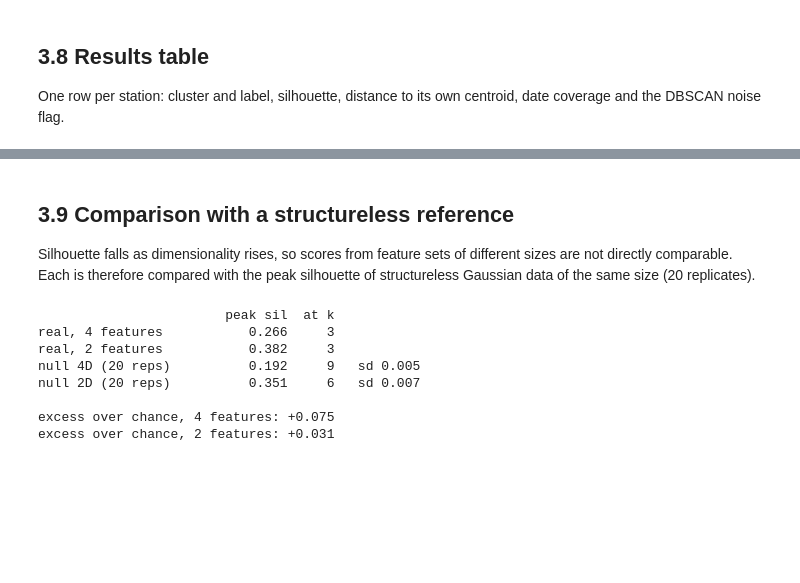
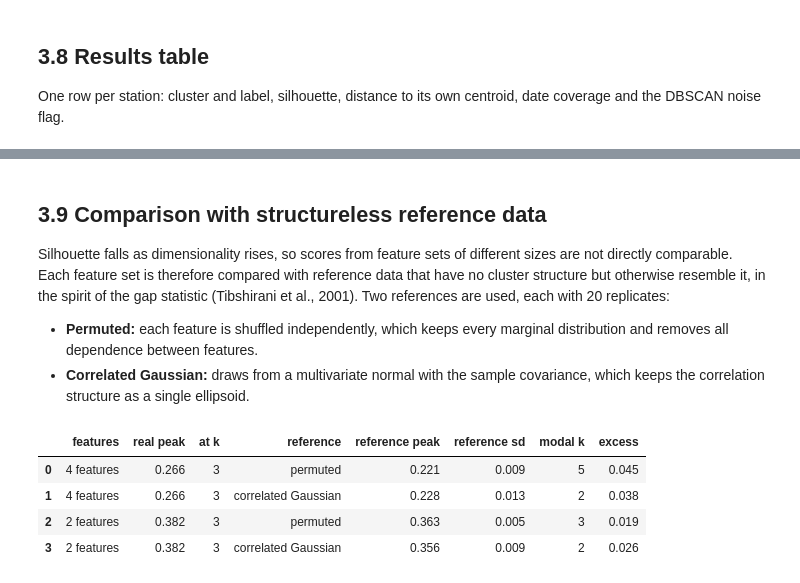
Before and after one commit to psyme95/tfl-station-demand, a Jupyter notebook: notebooks/3_Station_Clustering.ipynb, the cells around one changed output, grey strips where cells are left out. Cells and saved outputs as stored; diff of their text form; code cells hidden in the pictures; blank space fills up the shorter version.

Commit message:
Compare silhouette with permuted and correlated Gaussian references
The previous reference was uncorrelated Gaussian noise, which ignores the correlation between features and overstated the excess over chance.

```diff
--- a/notebooks/3_Station_Clustering.ipynb
+++ b/notebooks/3_Station_Clustering.ipynb
@@ -473,53 +473,52 @@ station_results.head()
 | Acton Main Line | 3850.225086 | 0.175970 | 0.156015 | 1.434396 | 1 | Consistent high-volume stations | 0.155261 | ... |
 | Acton Town | 6822.760656 | 0.213374 | 0.158009 | 1.383609 | 1 | Consistent high-volume stations | 0.149108 | ... |
 # %% [markdown]
-## 3.9 Comparison with a structureless reference
+## 3.9 Comparison with structureless reference data
 
-Silhouette falls as dimensionality rises, so scores from feature sets of different sizes are not directly comparable. Each is therefore compared with the peak silhouette of structureless Gaussian data of the same size (20 replicates).
+Silhouette falls as dimensionality rises, so scores from feature sets of different sizes are not directly comparable. Each feature set is therefore compared with reference data that have no cluster structure but otherwise resemble it, in the spirit of the gap statistic (Tibshirani et al., 2001). Two references are used, each with 20 replicates:
+
+- **Permuted:** each feature is shuffled independently, which keeps every marginal distribution and removes all dependence between features.
+- **Correlated Gaussian:** draws from a multivariate normal with the sample covariance, which keeps the correlation structure as a single ellipsoid.
 # %%
 TWO_FEATURES = ["LogMeanEntryCount", "WeekdayWeekendBalance"]
+N_REPS = 20
 
 
 def peak_silhouette(data, seed=SEED):
     """Best silhouette over k = 2 to 10, and the k that achieved it."""
     best_score, best_k = -1.0, None
     for k in range(2, 11):
-        km = KMeans(n_clusters=k, init="k-means++", n_init=25, random_state=seed)
-        km.fit(data)
-        score = silhouette_score(data, km.labels_)
+        km = KMeans(n_clusters=k, init="k-means++", n_init=10, random_state=seed)
+        score = silhouette_score(data, km.fit_predict(data))
         if score > best_score:
             best_score, best_k = score, k
     return best_score, best_k
 
 
-real_4, k_4 = peak_silhouette(X_scaled.values)
-real_2, k_2 = peak_silhouette(X_scaled[TWO_FEATURES].values)
+def reference(data, kind, rng):
+    if kind == "permuted":
+        return np.column_stack([rng.permutation(col) for col in data.T])
+    return rng.multivariate_normal(np.zeros(data.shape[1]), np.cov(data, rowvar=False), len(data))
+
 
 rng = np.random.default_rng(SEED)
-null = {}
-for p in [2, 4]:
-    scores, ks = [], []
-    for rep in range(20):
-        noise = rng.standard_normal((len(X_scaled), p))
-        score, k = peak_silhouette(noise, seed=SEED + rep)
-        scores.append(score)
-        ks.append(k)
-    null[p] = (np.mean(scores), np.std(scores), pd.Series(ks).mode()[0])
+rows = []
+for label, cols in [("4 features", FEATURES), ("2 features", TWO_FEATURES)]:
+    data = X_scaled[cols].values
+    real, real_k = peak_silhouette(data)
+    for kind in ["permuted", "correlated Gaussian"]:
+        peaks = [peak_silhouette(reference(data, kind, rng), seed=SEED + r) for r in range(N_REPS)]
+        scores = np.array([p[0] for p in peaks])
+        rows.append({"features": label, "real peak": real, "at k": real_k,
+                     "reference": kind, "reference peak": scores.mean(),
+                     "reference sd": scores.std(),
+                     "modal k": pd.Series([p[1] for p in peaks]).mode()[0],
+                     "excess": real - scores.mean()})
 
-print(f"{'':22s}{'peak sil':>10s}{'at k':>6s}")
-print(f"{'real, 4 features':22s}{real_4:10.3f}{k_4:6d}")
-print(f"{'real, 2 features':22s}{real_2:10.3f}{k_2:6d}")
-print(f"{'null 4D (20 reps)':22s}{null[4][0]:10.3f}{null[4][2]:6d}   sd {null[4][1]:.3f}")
-print(f"{'null 2D (20 reps)':22s}{null[2][0]:10.3f}{null[2][2]:6d}   sd {null[2][1]:.3f}")
-print()
-print(f"excess over chance, 4 features: {real_4 - null[4][0]:+.3f}")
-print(f"excess over chance, 2 features: {real_2 - null[2][0]:+.3f}")
+pd.DataFrame(rows).round(3)
 # %% [output]
-                        peak sil  at k
-real, 4 features           0.266     3
-real, 2 features           0.382     3
-null 4D (20 reps)          0.192     9   sd 0.005
-null 2D (20 reps)          0.351     6   sd 0.007
-
-excess over chance, 4 features: +0.075
-excess over chance, 2 features: +0.031
+|  | features | real peak | at k | reference | reference peak | reference sd | modal k | excess |
+| 0 | 4 features | 0.266 | 3 | permuted | 0.221 | 0.009 | 5 | 0.045 |
+| 1 | 4 features | 0.266 | 3 | correlated Gaussian | 0.228 | 0.013 | 2 | 0.038 |
+| 2 | 2 features | 0.382 | 3 | permuted | 0.363 | 0.005 | 3 | 0.019 |
+| 3 | 2 features | 0.382 | 3 | correlated Gaussian | 0.356 | 0.009 | 2 | 0.026 |
```
